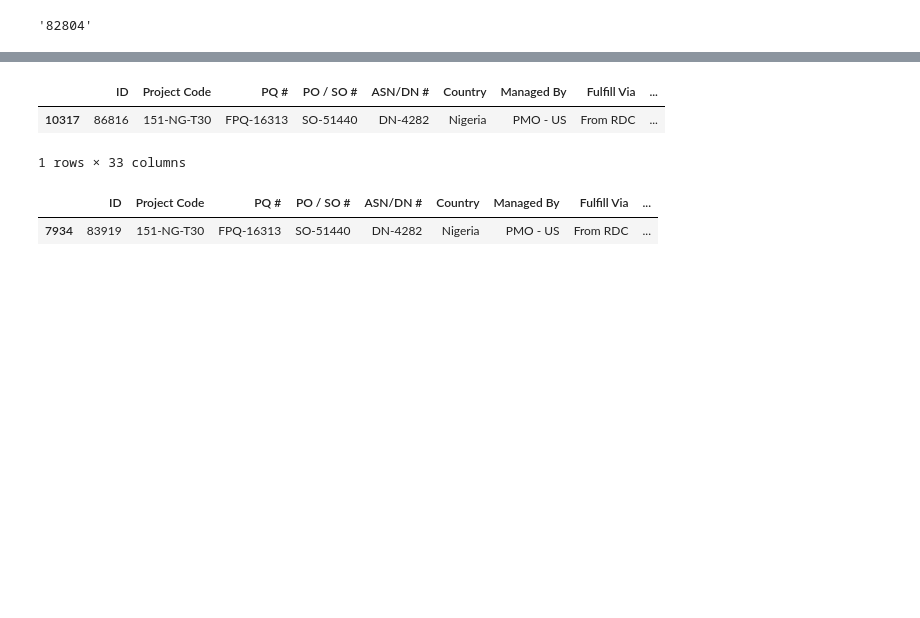
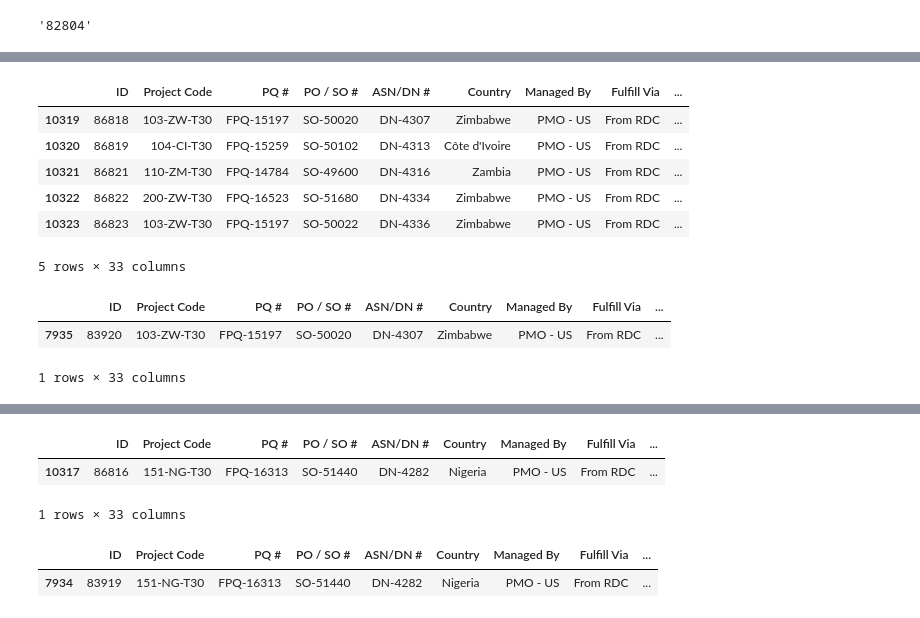
Before and after one commit to chitalemangesh/supply-chain-internship, a Jupyter notebook: Shipment Price Prediction.ipynb, the cells around one changed output, grey strips where cells are left out. Drawn from its saved outputs; the diff is of its cells as text; code cells hidden in the pictures; blank space fills up the shorter version.

```diff
--- a/Shipment Price Prediction.ipynb
+++ b/Shipment Price Prediction.ipynb
@@ -76,8 +80,10 @@ string.split(' ')[2].split(':')[1][:-1]
 '82804'
 # %%
 def impute(x):
-    x1 = x.split(' ')[2].split(':')[1][:-1]
+    if 'See' in x:
+        x1 = x.split(' ')[2].split(':')[1][:-1]
+    else:
+        x1 = x
     return x1
 # %%
-weight_data_under_scrutiny['Weight (Kilograms)'] = weight_data_under_scrutiny['Weight (Kilograms)'].apply(impute)
-weight_data_under_scrutiny.head()
+df_shipment['Weight (Kilograms)'] = df_shipment['Weight (Kilograms)'].apply(impute)
@@ -102,3 +90,2 @@ freight_data_under_scrutiny.head()
 # %%
-freight_data_under_scrutiny['Freight Cost (USD)'] = freight_data_under_scrutiny['Freight Cost (USD)'].apply(impute)
-freight_data_under_scrutiny.head()
+df_shipment['Freight Cost (USD)'] = df_shipment['Freight Cost (USD)'].apply(impute)
@@ -116,0 +92,2 @@ len(freight_data_under_scrutiny['ID'].tolist())
+# %%
+df_shipment['Weight (Kilograms)'] = df_shipment['Weight (Kilograms)'].apply(lambda x:int(df_shipment['Weight (Kilograms)'].loc[x.split(' ')[2].split(':')[1][:-1]]) if 'See' in x else x )
@@ -116,0 +116,16 @@ len(freight_data_under_scrutiny['ID'].tolist())
+# %%
+df_shipment.tail()
+# %% [output]
+|  | ID | Project Code | PQ # | PO / SO # | ASN/DN # | Country | Managed By | Fulfill Via | ... |
+| 10319 | 86818 | 103-ZW-T30 | FPQ-15197 | SO-50020 | DN-4307 | Zimbabwe | PMO - US | From RDC | ... |
+| 10320 | 86819 | 104-CI-T30 | FPQ-15259 | SO-50102 | DN-4313 | Côte d'Ivoire | PMO - US | From RDC | ... |
+| 10321 | 86821 | 110-ZM-T30 | FPQ-14784 | SO-49600 | DN-4316 | Zambia | PMO - US | From RDC | ... |
+| 10322 | 86822 | 200-ZW-T30 | FPQ-16523 | SO-51680 | DN-4334 | Zimbabwe | PMO - US | From RDC | ... |
+| 10323 | 86823 | 103-ZW-T30 | FPQ-15197 | SO-50022 | DN-4336 | Zimbabwe | PMO - US | From RDC | ... |
+5 rows × 33 columns
+# %%
+df_shipment.loc[df_shipment['ID'] == 83920]
+# %% [output]
+|  | ID | Project Code | PQ # | PO / SO # | ASN/DN # | Country | Managed By | Fulfill Via | ... |
+| 7935 | 83920 | 103-ZW-T30 | FPQ-15197 | SO-50020 | DN-4307 | Zimbabwe | PMO - US | From RDC | ... |
+1 rows × 33 columns
```
Also changed, not shown: parts of 14 cells of this notebook.
